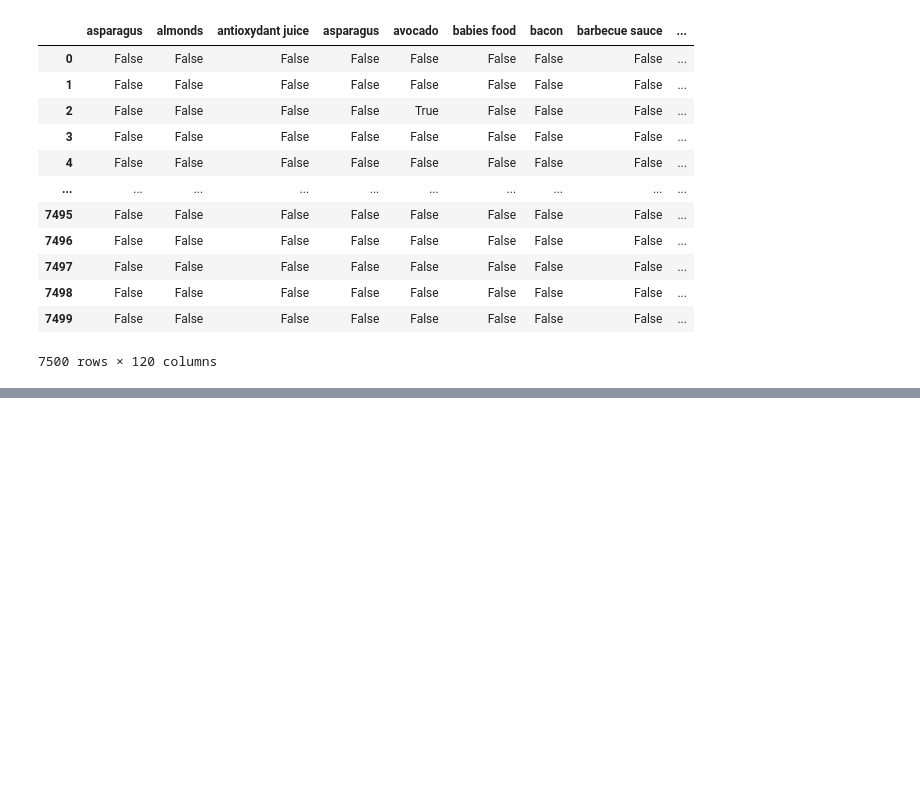
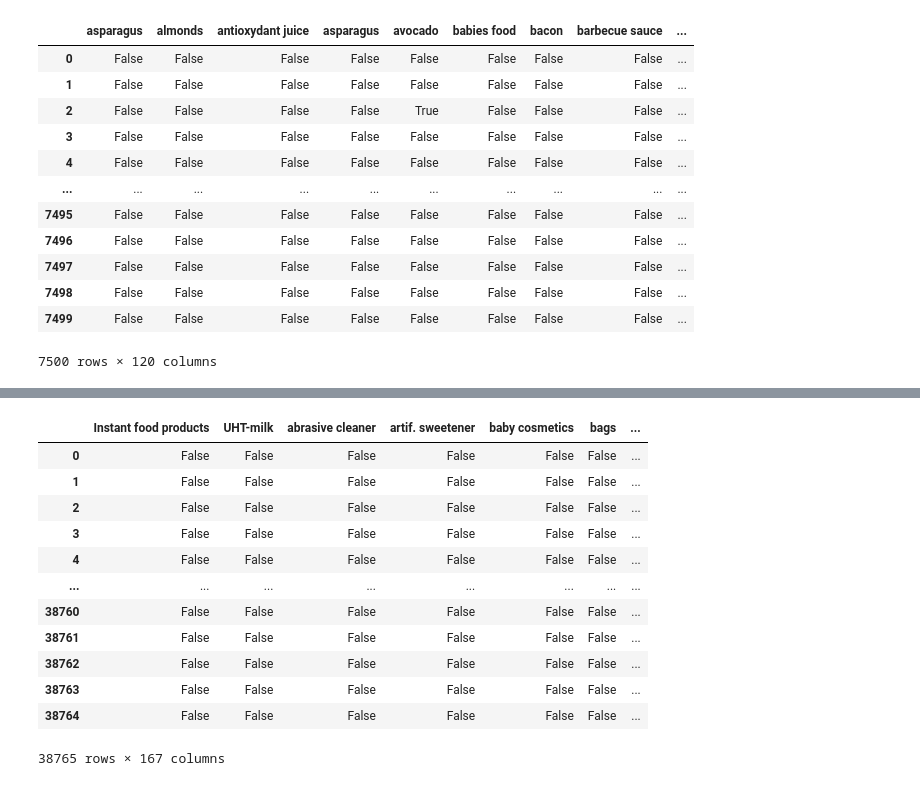
Before and after one commit to VedantMS/TY_BSc_CS, a Jupyter notebook: DA/apriori.ipynb, the cells around one changed output, grey strips where cells are left out. Cells and saved outputs as stored; diff of their text form; code cells hidden in the pictures; blank space fills up the shorter version.

```diff
--- a/DA/apriori.ipynb
+++ b/DA/apriori.ipynb
@@ -115,0 +178,12 @@ freq_items
+# %%
+#   Download the groceries dataset. Write a python program to read the dataset and display its
+#   information. Preprocess the data (drop null values etc.) Convert the categorical values into numeric
+#   format. Apply the apriori algorithm on the above dataset to generate the frequent itemsets and association
+#   rules.
+
+data = pd.read_csv("groceries.csv")
+
+data = data.drop('Member_number', axis = 1)
+data = data.drop('Date', axis = 1)
+
+data.info()
@@ -115,0 +199,14 @@ freq_items
+# %%
+transactions = []
+
+for i in range(len(data)):
+    row_item = []
+    for j in range(len(data.columns)):
+        val = data.values[i, j]
+
+        if pd.notnull(val) and val != "":
+            row_item.append(val)
+    if len(row_item) > 0:
+        transactions.append(row_item)
+
+transactions
@@ -115,0 +231,21 @@ freq_items
+# %%
+te = TransactionEncoder()
+
+te_array = te.fit(transactions).transform(transactions)
+
+df = pd.DataFrame(te_array, columns = te.columns_)
+df
+# %% [output]
+|  | Instant food products | UHT-milk | abrasive cleaner | artif. sweetener | baby cosmetics | bags | ... |
+| 0 | False | False | False | False | False | False | ... |
+| 1 | False | False | False | False | False | False | ... |
+| 2 | False | False | False | False | False | False | ... |
+| 3 | False | False | False | False | False | False | ... |
+| 4 | False | False | False | False | False | False | ... |
+| ... | ... | ... | ... | ... | ... | ... | ... |
+| 38760 | False | False | False | False | False | False | ... |
+| 38761 | False | False | False | False | False | False | ... |
+| 38762 | False | False | False | False | False | False | ... |
+| 38763 | False | False | False | False | False | False | ... |
+| 38764 | False | False | False | False | False | False | ... |
+38765 rows × 167 columns
```
Also changed, not shown: parts of 13 cells of this notebook, 2 other files.
